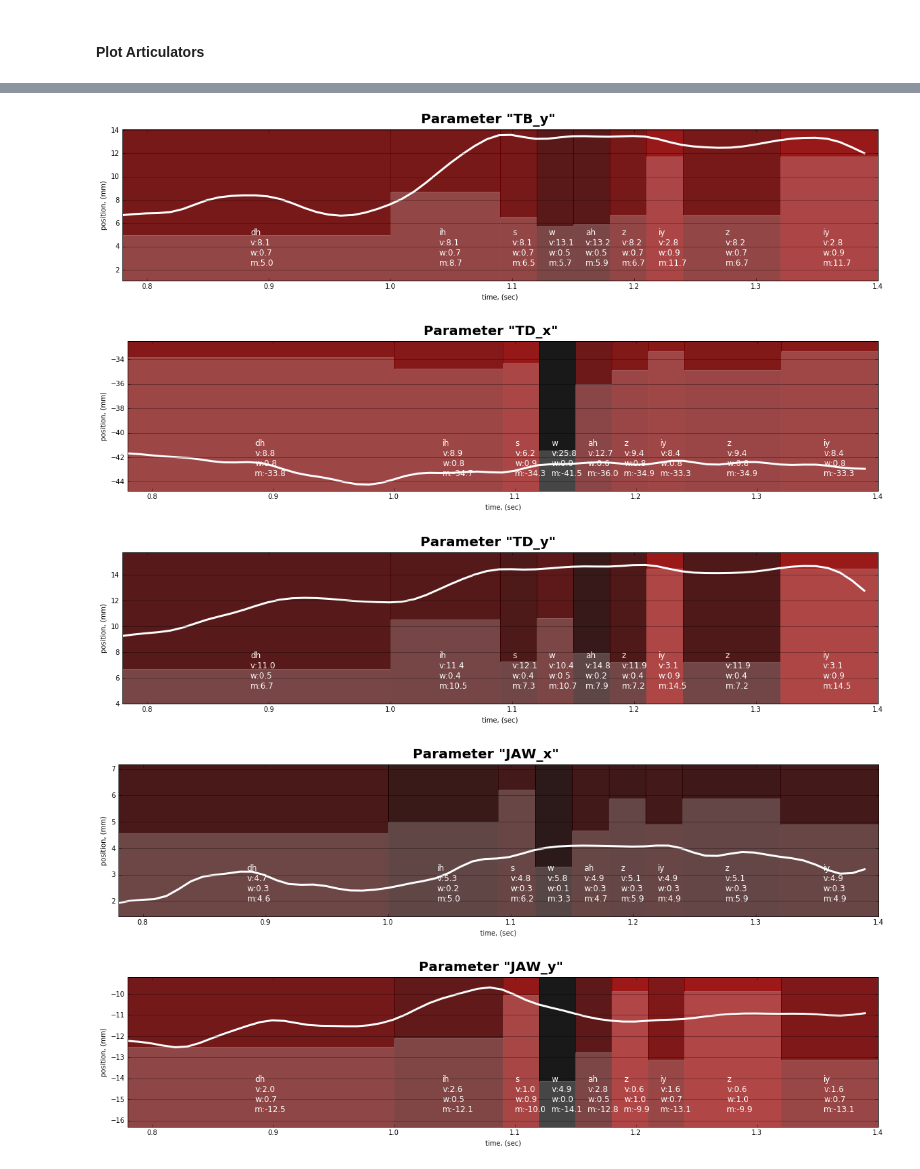
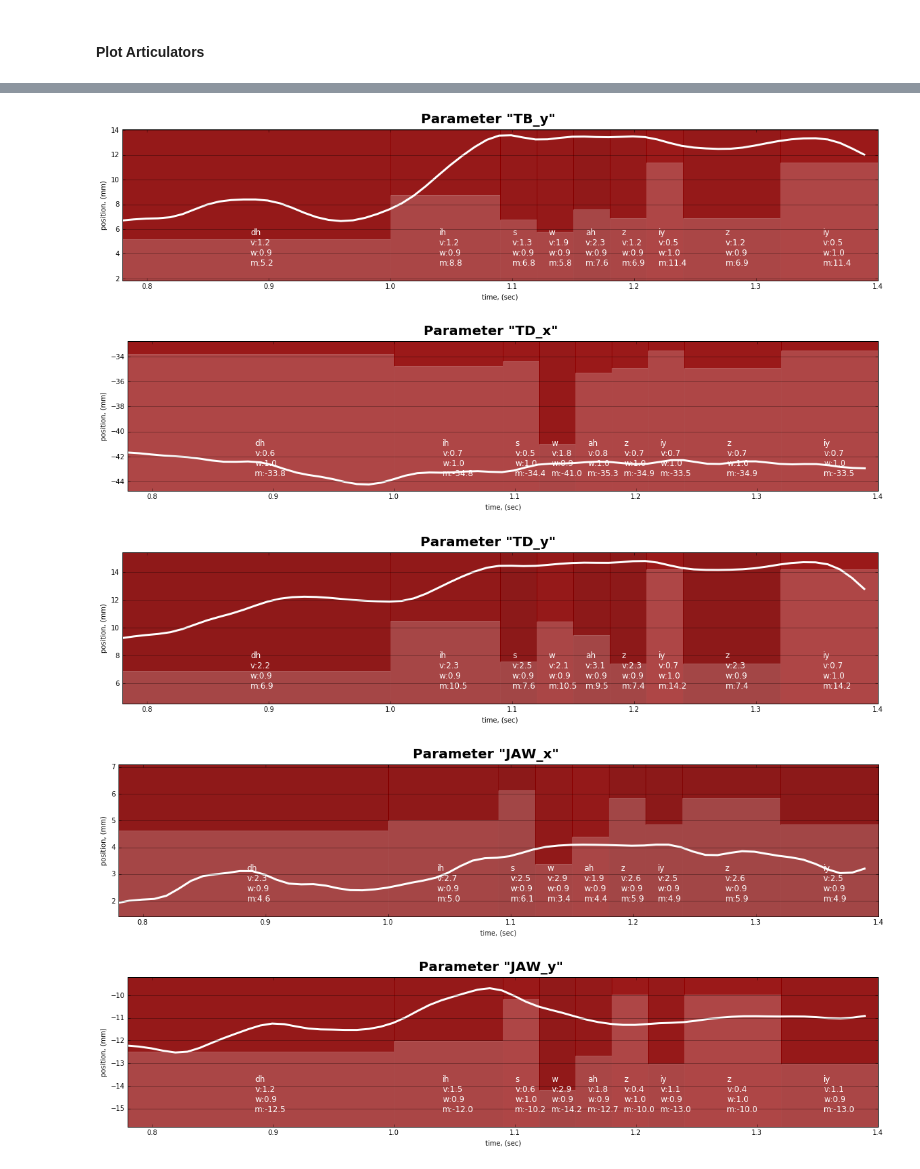
Before and after one commit to qdenisq/TMIT_STATS, a Jupyter notebook: sentence_articulation.ipynb, the cells around one changed output, grey strips where cells are left out. Drawn from its saved outputs; the diff is of its cells as text; code cells hidden in the pictures.

Commit message:
DS: add some statistics for variances

```diff
--- a/sentence_articulation.ipynb
+++ b/sentence_articulation.ipynb
@@ -49,15 +47,17 @@ for i in range(len(t_names)):
         gestures[g].extend(gest[g])
 print "gestures calculation finished"
 
+gestures_norm, p_max, p_min = ts.normalize_gestures(gestures)
+
 for p in param_names:
     means[p] = {}
     variances[p] = {}
 
-for g in gestures:
-    g_m = gestures[g].get_mean()
-    g_v = gestures[g].get_variance()
+for g in gestures_norm:
+    g_m = gestures_norm[g].get_mean()
+    g_v = gestures_norm[g].get_variance()
     for p in param_names:
-        means[p][g] = g_m[p]
+        means[p][g] = g_m[p]*(p_max[p]-p_min[p]) + p_min[p]
         variances[p][g] = g_v[p]
 
 print "Means and variances calculated succesfully"
@@ -98,7 +98,6 @@ import copy
 
 cmap = plt.get_cmap('gist_heat')
 colors = [cmap(i) for i in range(100)]
-colors = list(reversed(colors))
 
 for p in param_names:
 # get min and max variance and means for p
@@ -131,22 +130,25 @@ for p in param_names:
     for i in range(show_start, show_last):
         phone = phonemes[i]
         v = variances[p][phone]
-        w = 1 - (v-v_min)/(v_max-v_min)
+        varian = gestures_norm[phone].get_variance()
+        w = 1.0 - varian[p]/ sum(varian.values())
+        #       w is weight of parameter for this gesture
+#         w = 1 - (gestures_norm[phone].get_variance[p] v-v_min)/(v_max-v_min)
         m = means[p][phone]
-        clr = colors[int((v-v_min)/(v_max-v_min)*100)-1]
+        clr = colors[int(w*100)-1]
 
         width = t_ends[i]-t_starts[i]
         ax.add_patch(patches.Rectangle((t_starts[i], p_min),
                                        width, height, color=clr, alpha=0.9))
         ax.add_patch(patches.Rectangle((t_starts[i], p_min),
                                        width, m - p_min, color="w", alpha=0.2))
-        text1 =  "{0}\nv:{1:0.1f}\nw:{2:0.1f}\nm:{3:0.1f}".format(phonemes[i], v, w, m)
+        text1 =  "{0}\nv:{1:0.1f}\nw:{2:0.1f}\nm:{3:0.1f}".format(phonemes[i], v*100, w, m)
         ax.text(t_starts[i]+width/2-0.005,
                 p_min+height/10, text1, fontsize=12, color='w')
 
 
     t = range(i_start,i_end)
-    t = [i / srates[p_name] for i in t]
+    t = [i / srates[p] for i in t]
     ax.plot(t, y, color="w", linewidth=3)
 
     plt.show()
@@ -161,5 +163,5 @@ for p in param_names:
-[figure, old version]
+[figure, new version]
-[figure, old version]
+[figure, new version]
-[figure, old version]
+[figure, new version]
-[figure, old version]
+[figure, new version]
-[figure, old version]
+[figure, new version]
```
Also changed, not shown: parts of 2 cells of this notebook, 3 other files.
